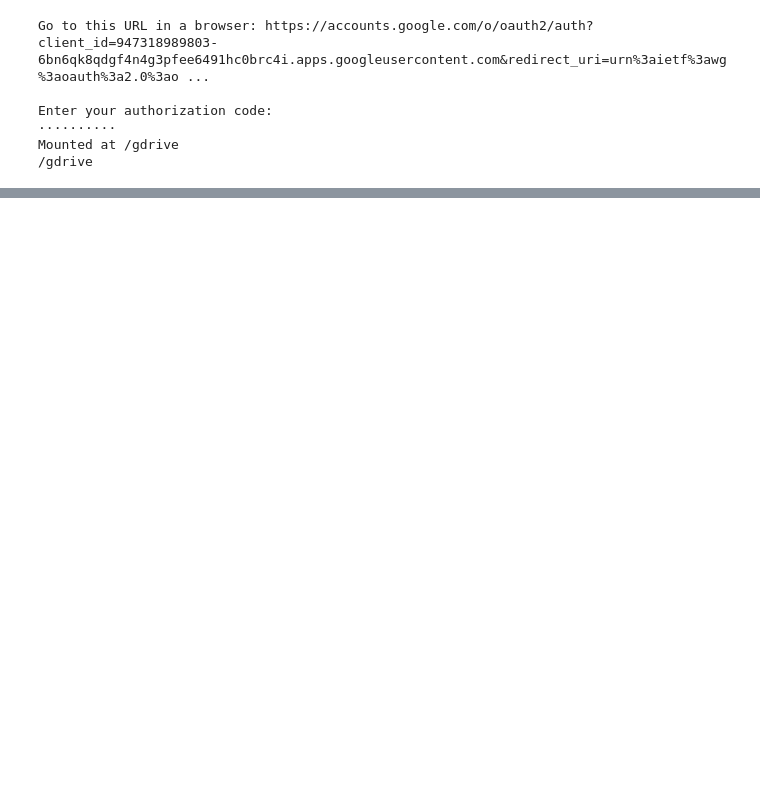
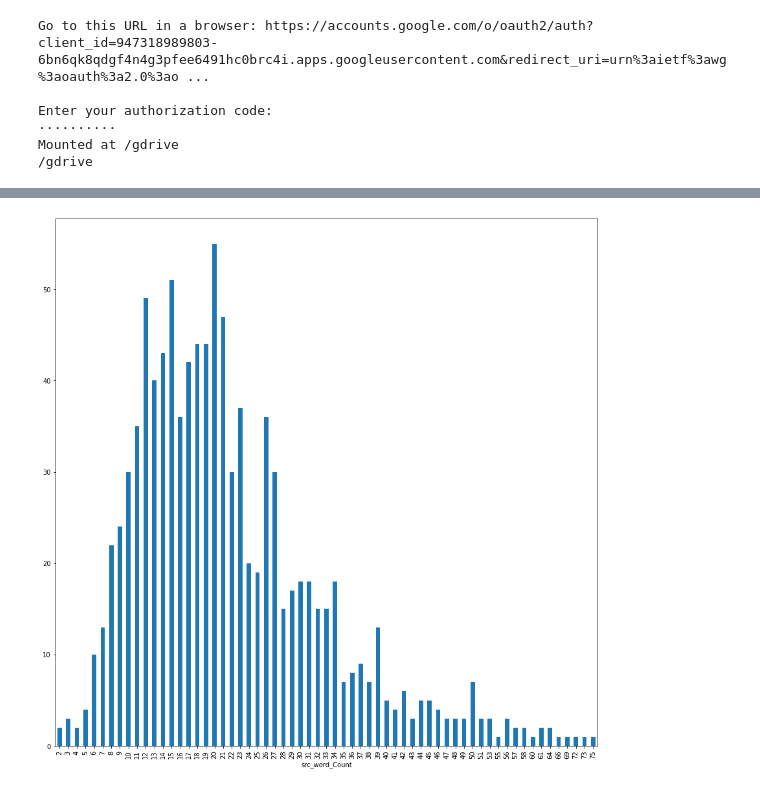
Before and after one commit to karumugamio/NLAProjEnglishtoSimpleEnglishMT, a Jupyter notebook: Analysis_of_Results.ipynb, the cells around one changed output, grey strips where cells are left out. Saved outputs shown, nothing was run; the diff lists cells and outputs as text; code cells hidden in the pictures; blank space fills up the shorter version.

```diff
--- a/Analysis_of_Results.ipynb
+++ b/Analysis_of_Results.ipynb
@@ -25,0 +54,15 @@ def sentenceLevelMetrics():
+# %%
+xfr_e10_df= pd.read_pickle('Epoc_Size_10_Transformer_1000_Sentence_v2.pkl')
+xfr_e10_df.head()
+
+xfr_e10_df['jaccard_tar_pre'] = xfr_e10_df.apply(lambda row: get_jaccard_sim(row['Target'], row['Predicted']), axis=1)
+xfr_e10_df['jaccard_src_tar'] = xfr_e10_df.apply(lambda row: get_jaccard_sim(row['Target'], row['Source']), axis=1)
+
+xfr_e10_df['bleu_tar_pre'] = xfr_e10_df.apply(lambda row:get_bleu(row['Target'], row['Predicted']), axis=1)
+
+xfr_e10_df['src_word_Count'] = xfr_e10_df['Source'].str.split().str.len()
+xfr_e10_df['target_word_Count'] = xfr_e10_df['Target'].str.split().str.len()
+xfr_e10_df['predicted_word_Count'] = xfr_e10_df['Predicted'].str.split().str.len()
+
+
+xfr_e10_df.head()
@@ -25,0 +153,6 @@ def sentenceLevelMetrics():
+# %%
+plt.clf()
+xfr_e10_df.groupby('src_word_Count').size().plot(kind='bar')
+plt.show()
+# %% [output]
+[figure, added]
```
Also changed, not shown: parts of 17 cells of this notebook.
